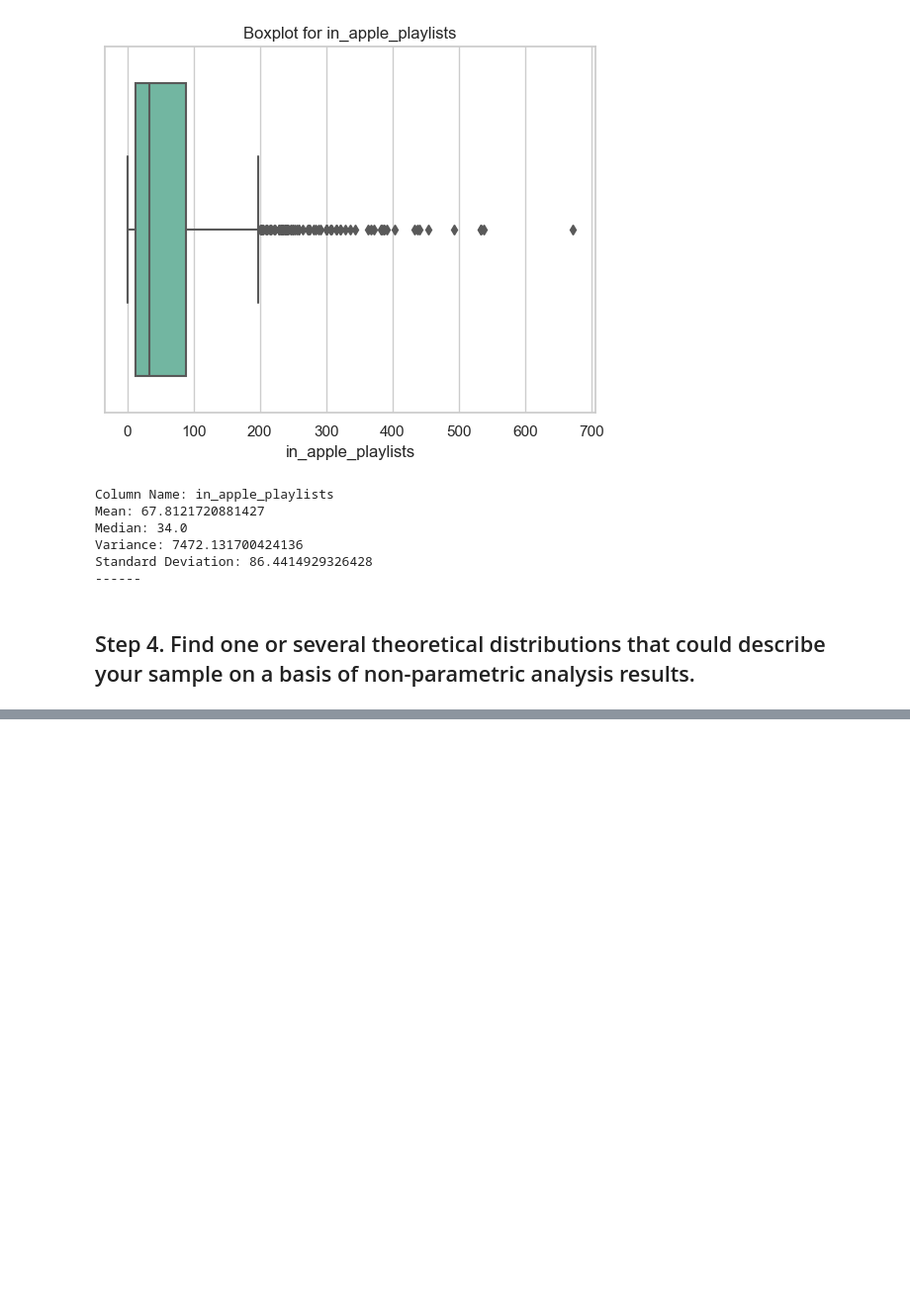
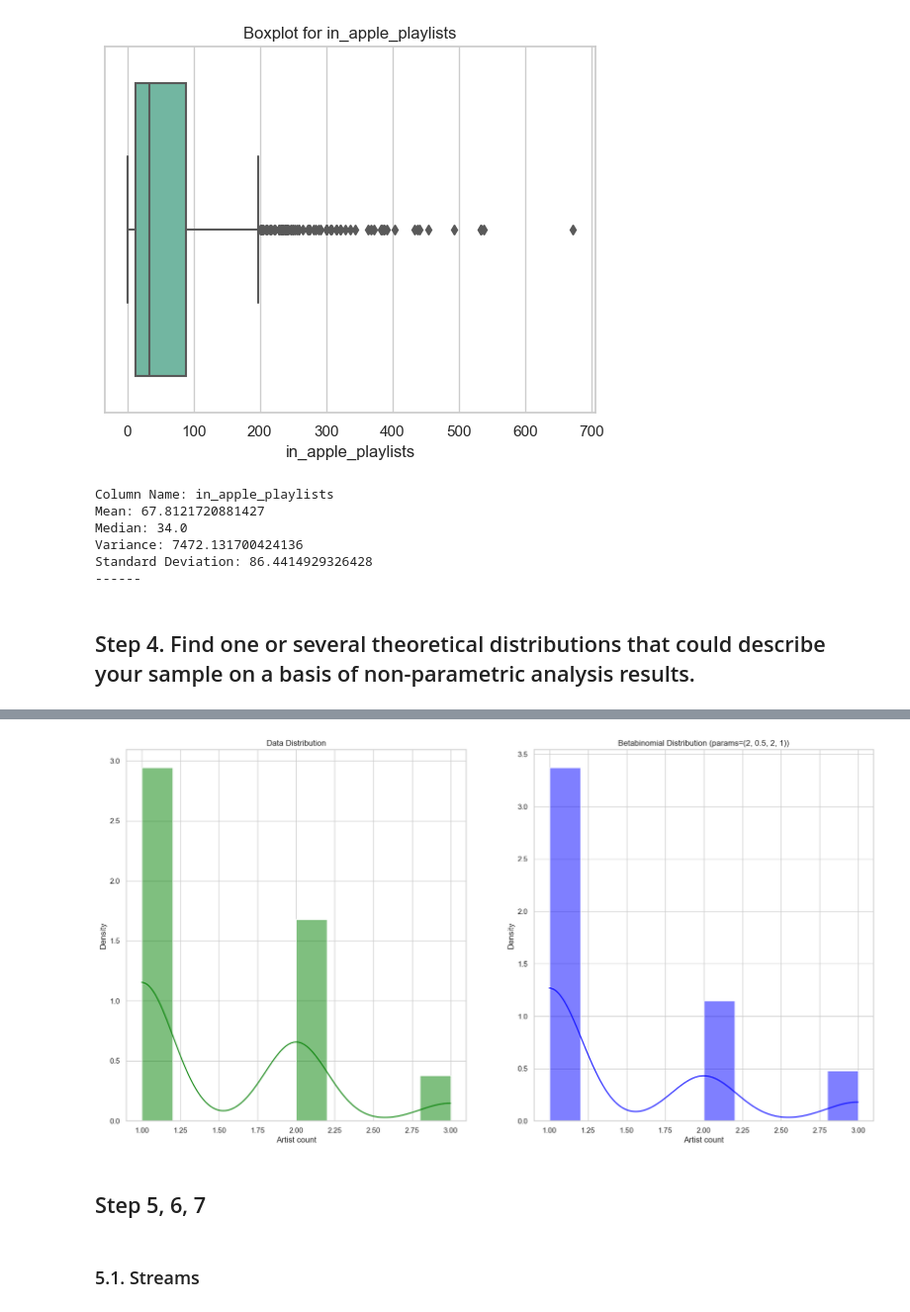
Before and after one commit to THECODEDEMOGORGON/multivariate_data_analysis, a Jupyter notebook: task1.ipynb, the cells around one changed output, grey strips where cells are left out. Shown at 99% size. Drawn from its saved outputs; the diff is of its cells as text; code cells hidden in the pictures; blank space fills up the shorter version.

```diff
--- a/task1.ipynb
+++ b/task1.ipynb
@@ -315,0 +256,7 @@ KS test: The data follows the Weibull distribution.
+# %%
+artist_count_sample = IQR(data['artist_count'].dropna())
+plot_data_and_distribution(artist_count_sample, stats.betabinom, (2, 0.5, 2, 1), 'Betabinomial Distribution', 'Artist count')
+# %% [output]
+[figure, added]
+# %% [markdown]
+## Step 5, 6, 7
@@ -315,0 +303,2 @@ KS test: The data follows the Weibull distribution.
+# %% [markdown]
+### 5.1. Streams
```
Also changed, not shown: parts of 30 cells of this notebook.
